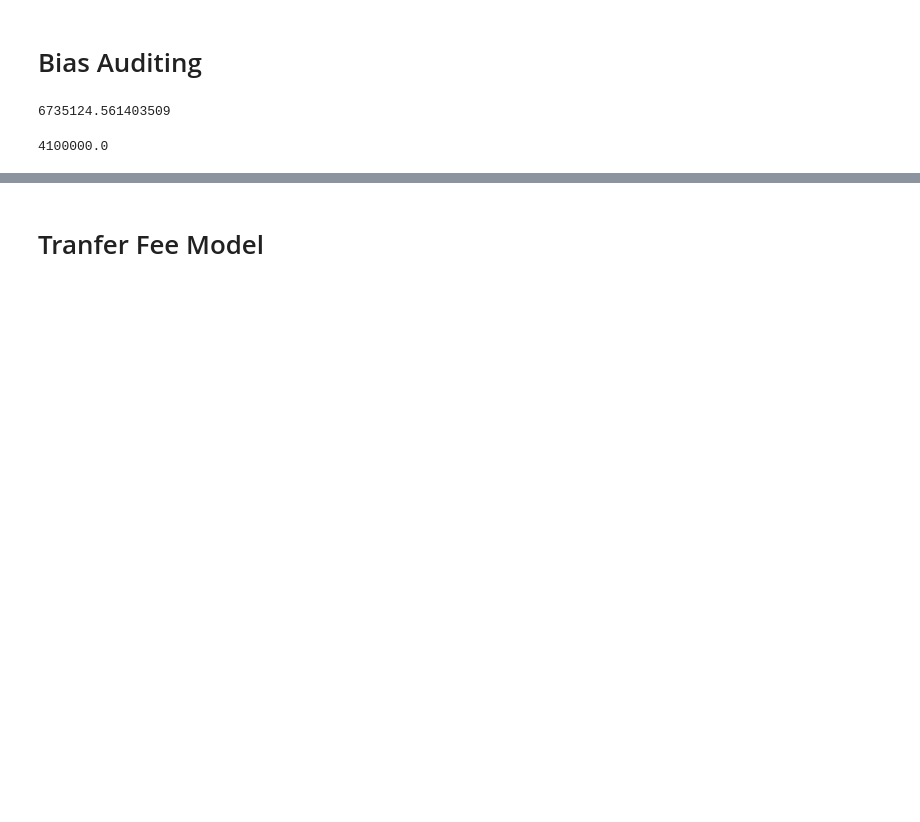
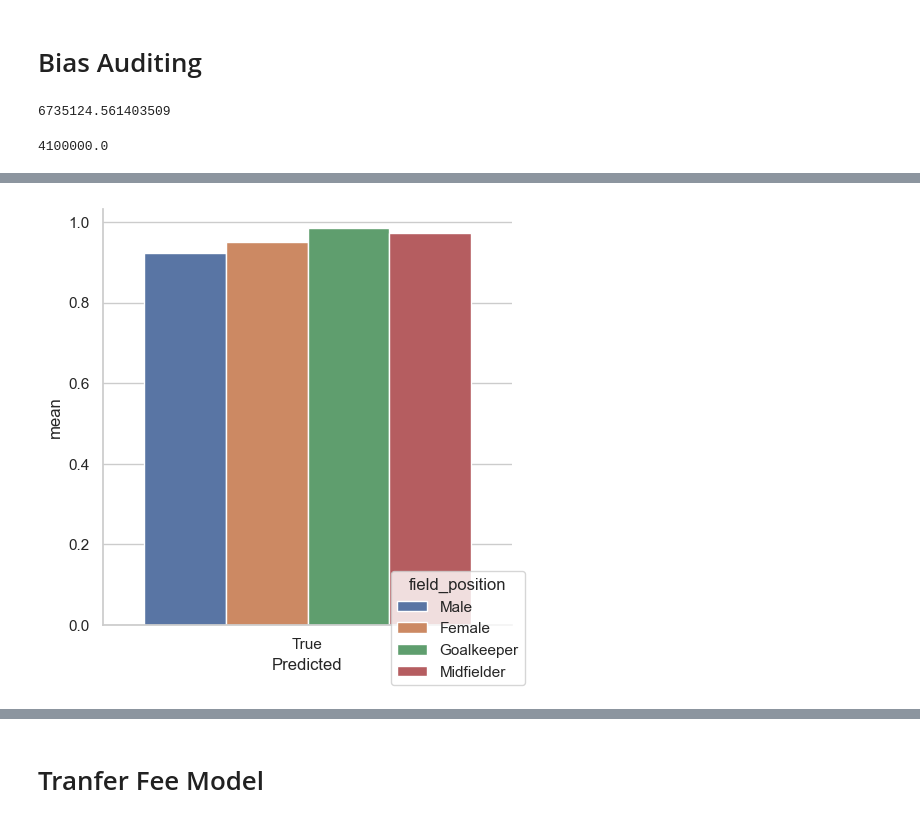
Before and after one commit to aymankhan2003/Market-Value-Predictor, a Jupyter notebook: Project.ipynb, the cells around one changed output, grey strips where cells are left out. Cells and saved outputs as stored; diff of their text form; code cells hidden in the pictures; blank space fills up the shorter version.

```diff
--- a/Project.ipynb
+++ b/Project.ipynb
@@ -509,0 +539,4 @@ clf_class.fit(X_train_all, y_train_all)
+# %%
+#gather predictions
+predictions = clf_class.predict(X_test_all)
+actual = y_test_all
@@ -509,0 +547,4 @@ clf_class.fit(X_train_all, y_train_all)
+# %%
+bias_ds = all_test.copy()
+bias_ds.rename(columns={'ValueThreshold':'Actual'}, inplace=True) #rename ValueThreshold to Actual
+bias_ds["Predicted"] = predictions
@@ -509,0 +584,15 @@ clf_class.fit(X_train_all, y_train_all)
+# %%
+bias_ds_calibration = bias_ds.query("Predicted == True")
+# %%
+bias_ds_calibration = bias_ds_calibration.groupby(["field_position", "Predicted"])["Actual"].mean().reset_index(name = "mean")
+# %%
+sns.set_theme(style="whitegrid")
+
+p = sns.catplot(data = bias_ds_calibration, kind = "bar", x = "Predicted", y = "mean", hue = "field_position", legend_out = False)
+new_labels = ['Male', 'Female']
+for t, l in zip(p._legend.texts, new_labels):
+    t.set_text(l)
+
+sns.move_legend(p, "lower right")
+# %% [output]
+[figure, added]
```
Also changed, not shown: parts of 51 cells of this notebook.
